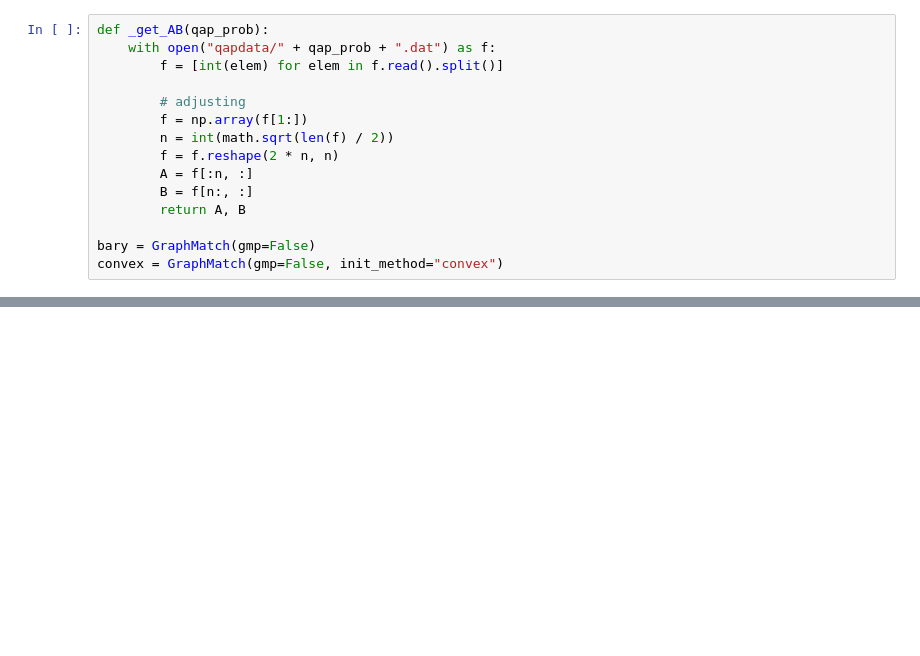
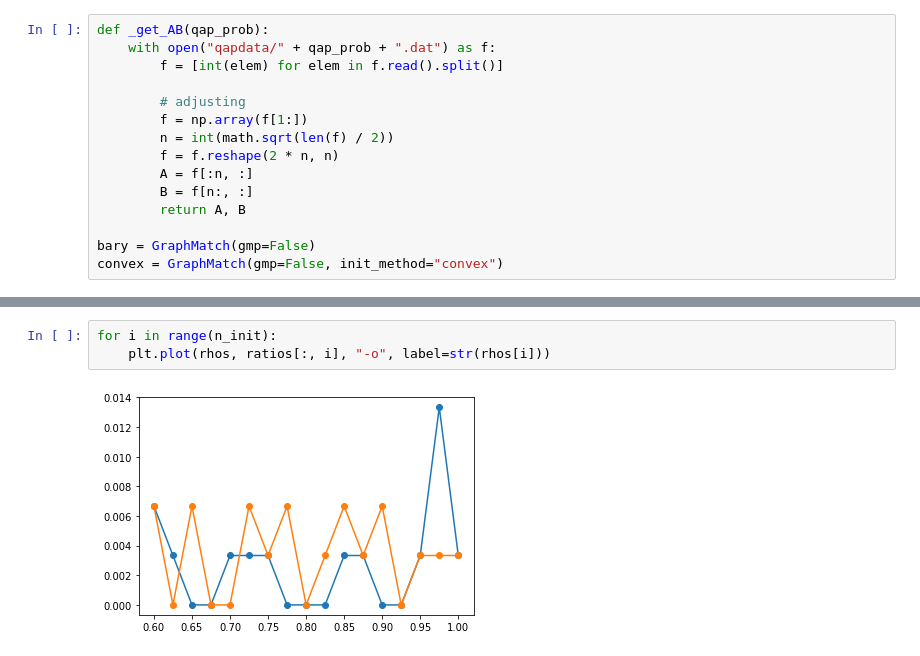
Before and after one commit to NeuroDataDesign/team-networkclass, a Jupyter notebook: Ali/conxex_approximation.ipynb, the cells around one changed output, grey strips where cells are left out. Cells and saved outputs as stored; diff of their text form; blank space fills up the shorter version.

```diff
--- a/Ali/conxex_approximation.ipynb
+++ b/Ali/conxex_approximation.ipynb
@@ -428,0 +563,5 @@ convex = GraphMatch(gmp=False, init_method="convex")
+# %%
+for i in range(n_init):
+    plt.plot(rhos, ratios[:, i], "-o", label=str(rhos[i]))
+# %% [output]
+[figure, added]
```
Also changed, not shown: parts of 16 cells of this notebook, 1 other file.
